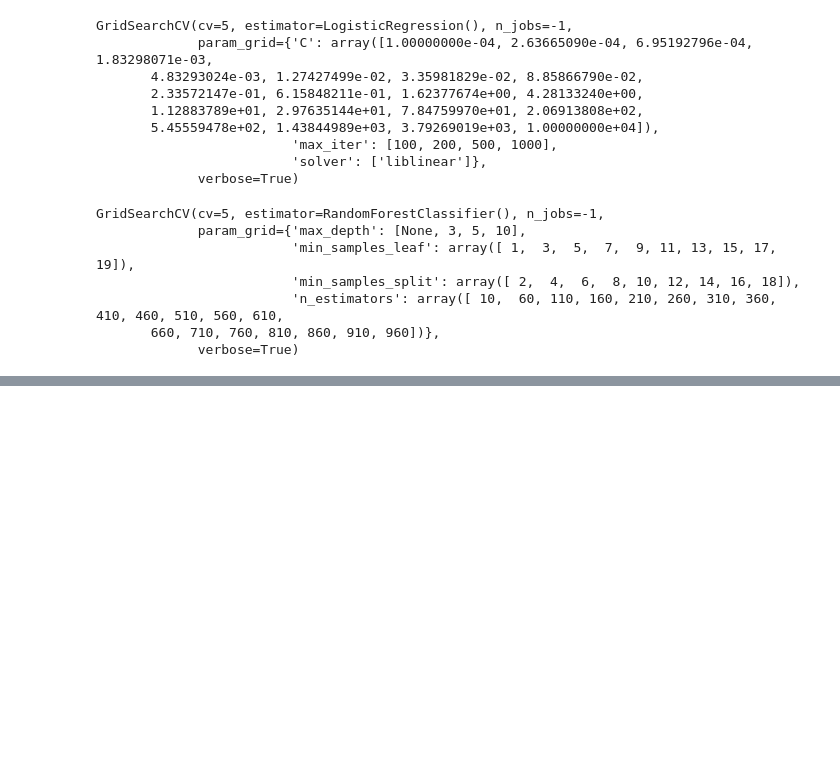
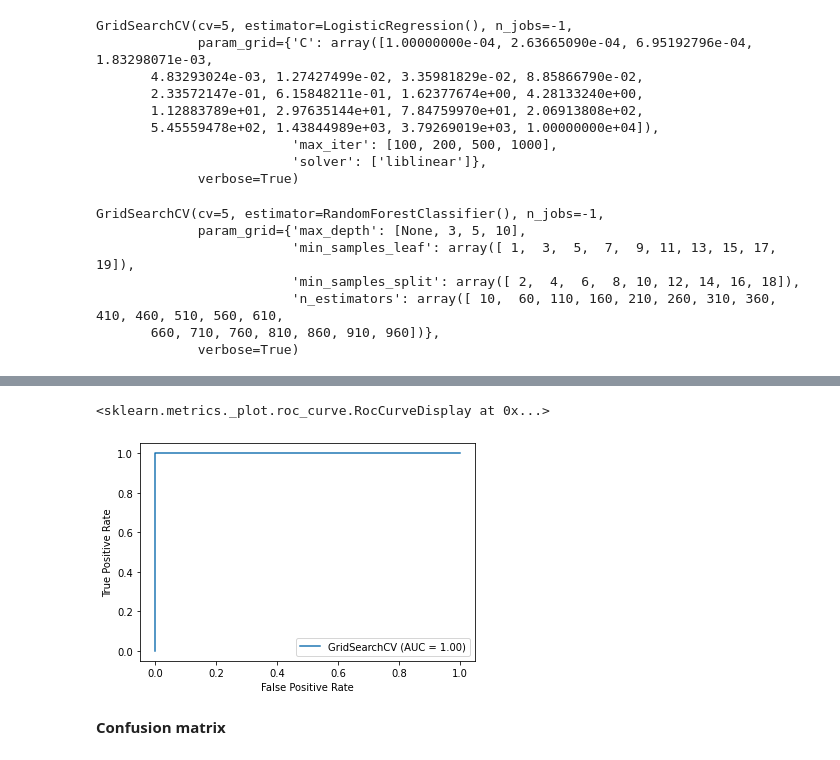
Before and after one commit to jafar-shodiq/mlearning-proj, a Jupyter notebook: mushrooms-classification-2.ipynb, the cells around one changed output, grey strips where cells are left out. Drawn from its saved outputs; the diff is of its cells as text; code cells hidden in the pictures; blank space fills up the shorter version.

```diff
--- a/mushrooms-classification-2.ipynb
+++ b/mushrooms-classification-2.ipynb
@@ -39,0 +247,7 @@ GridSearchCV(cv=5, estimator=RandomForestClassifier(), n_jobs=-1,
+# %%
+plot_roc_curve(rf, df_X_test, df_y_test)
+# %% [output]
+<sklearn.metrics._plot.roc_curve.RocCurveDisplay at 0x...>
+[figure, added]
+# %% [markdown]
+**Confusion matrix**
```
Also changed, not shown: parts of 35 cells of this notebook.
